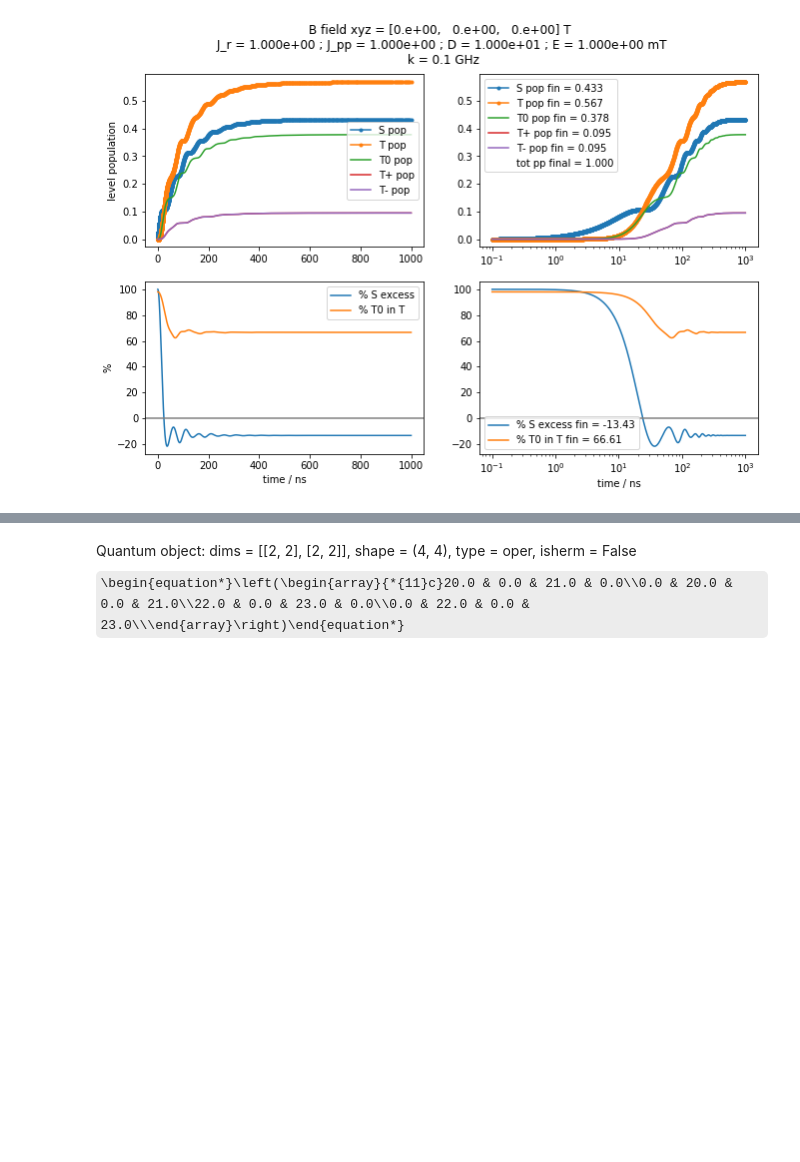
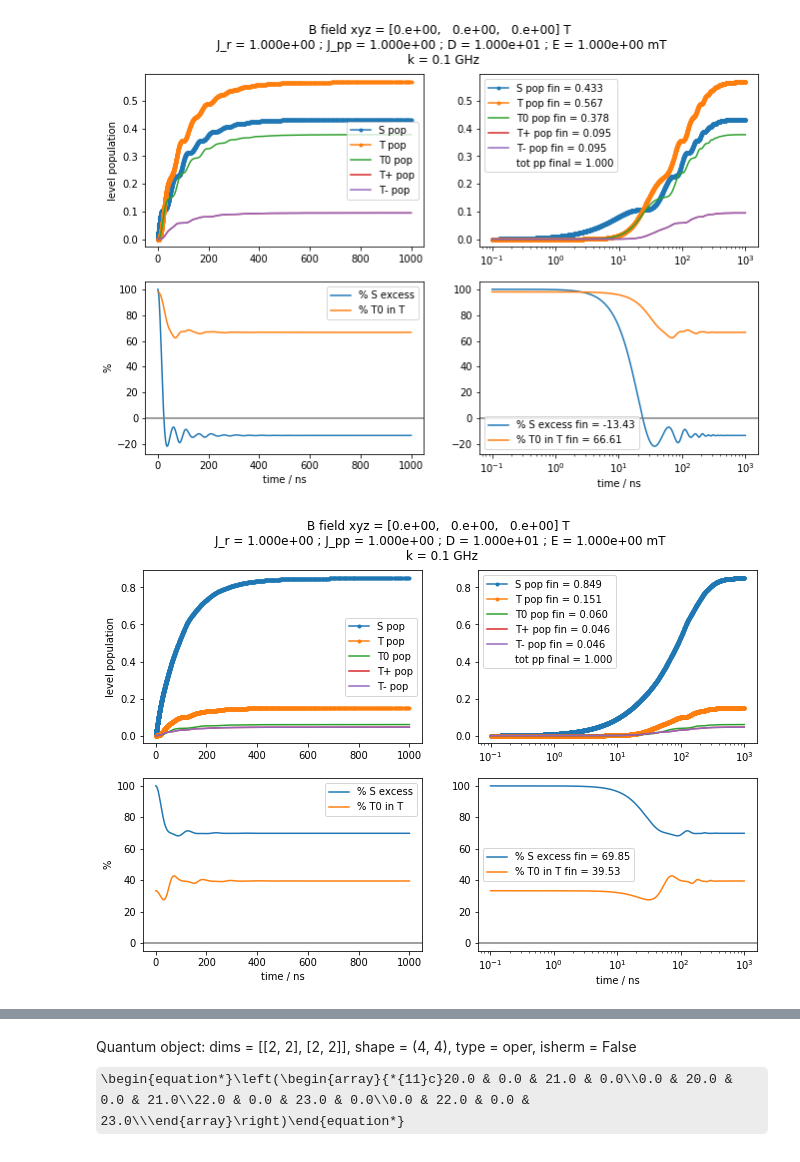
Before and after one commit to sebgorgon/Spinworks, a Jupyter notebook: 200615-Gxl update-ntbk.ipynb, the cells around one changed output, grey strips where cells are left out. Cells and saved outputs as stored; diff of their text form; code cells hidden in the pictures; some formulas as TeX source; blank space fills up the shorter version.

```diff
--- a/200615-Gxl update-ntbk.ipynb
+++ b/200615-Gxl update-ntbk.ipynb
@@ -301,12 +378,20 @@ Qobj data =
  [0.        ]]
 # %%
 ####################################################################################
-# Run calculation:
+# Calculation function:
 ####################################################################################
 
-def runcalc2(consts, bvect, mu_B, t, k, psi0, c_ops, fig=False, save=False):
+def runcalc2(Ham, consts, bvect, mu_B, t, k, psi0, c_ops, fig=False, save=False):
+
     [J_r, J_pp, D, E] = mTtoGHz(np.array(consts))            # unit conversion
-    H2 = Hams2(J_r, J_pp, D, E, bvect, mu_B)                 # compute Hamiltonian
+
+    if Ham == 'original':                                    # choose and compute Hamiltonian
+        H2=Hams2(J_r, J_pp, D, E, bvect, mu_B)
+    elif Ham == 'eRe1e2_altzfs':
+        H2=Hams2_eRe1e2_altzfs(J_r, J_pp, D, E, bvect, mu_B)
+    elif Ham == 'eRe1e2_altzfs_doubleJr':
+        H2=Hams2_eRe1e2_altzfs_doubleJr(J_r, J_pp, D, E, bvect, mu_B)
+
     c_new = scale_ops(c_ops, k)                              # compute recombination projectors
     res = mesolve(H2, psi0, t, c_new)                        # compute master equation
     dataarray = plotres2(res, bvect, consts, k, fig, save)   # compute populations
@@ -333,2 +430,8 @@ r = runcalc2(consts, bvect, mu_B, t, k, psi0a, c_norm, fig=1, save=0)  # with no
 # %% [output]
 [figure]
+# %%
+# Updated Hamiltonian with normalised projectors:
+
+r = runcalc2('eRe1e2_altzfs', consts, bvect, mu_B, t, k, psi0a, c_norm, fig=1, save=0)
+# %% [output]
+[figure, added]
```
Also changed, not shown: parts of 8 cells of this notebook, 1 other file.
